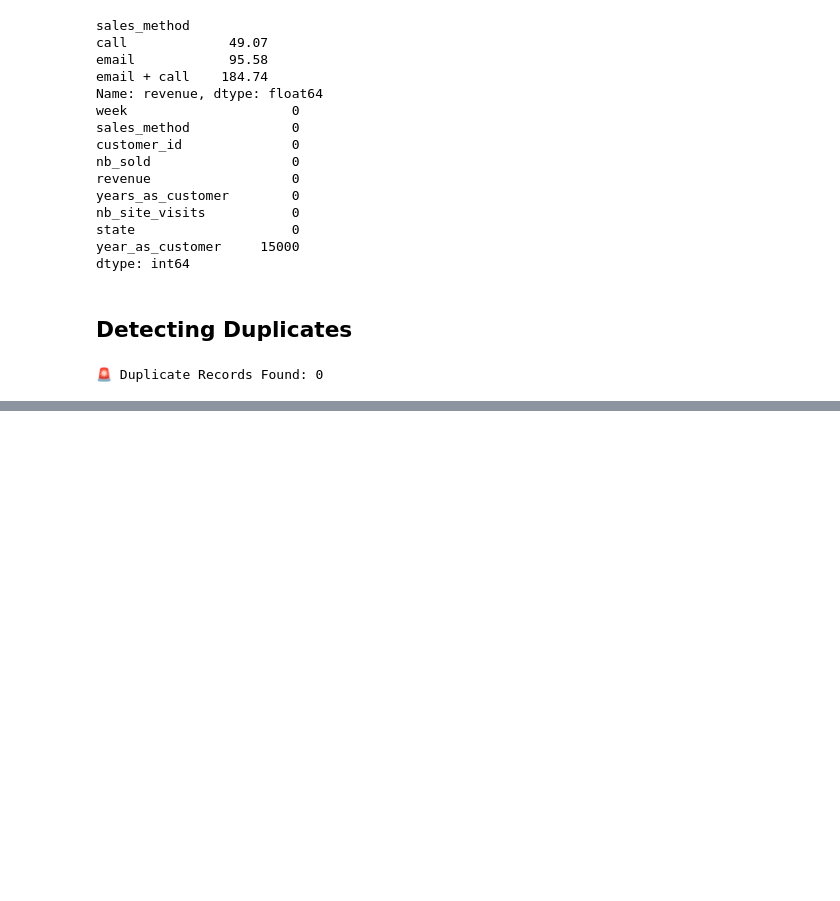
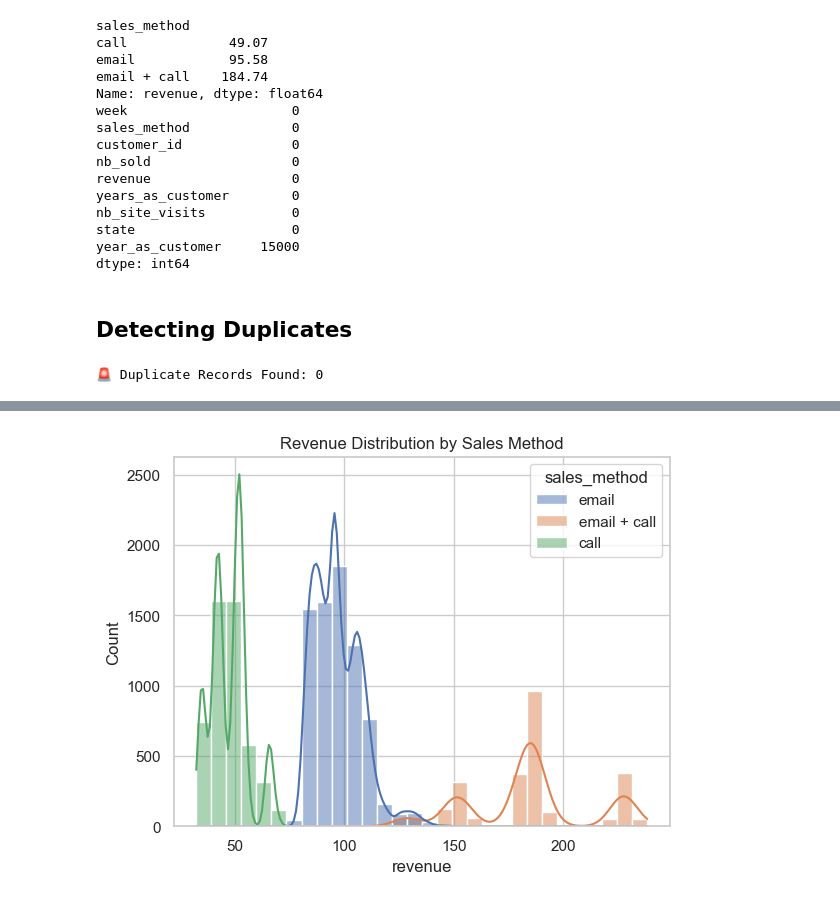
Before and after one commit to pabs-llama/projects, a Jupyter notebook: product_sales.ipynb, the cells around one changed output, grey strips where cells are left out. Drawn from its saved outputs; the diff is of its cells as text; code cells hidden in the pictures; blank space fills up the shorter version.

```diff
--- a/product_sales.ipynb
+++ b/product_sales.ipynb
@@ -234,0 +303,6 @@ print(f"\n🚨 Duplicate Records Found: {duplicates}")
+# %%
+sns.histplot(df, x="revenue", hue="sales_method", kde=True, bins=30)
+plt.title("Revenue Distribution by Sales Method")
+plt.show()
+# %% [output]
+[figure, added]
```
Also changed, not shown: parts of 10 cells of this notebook.
